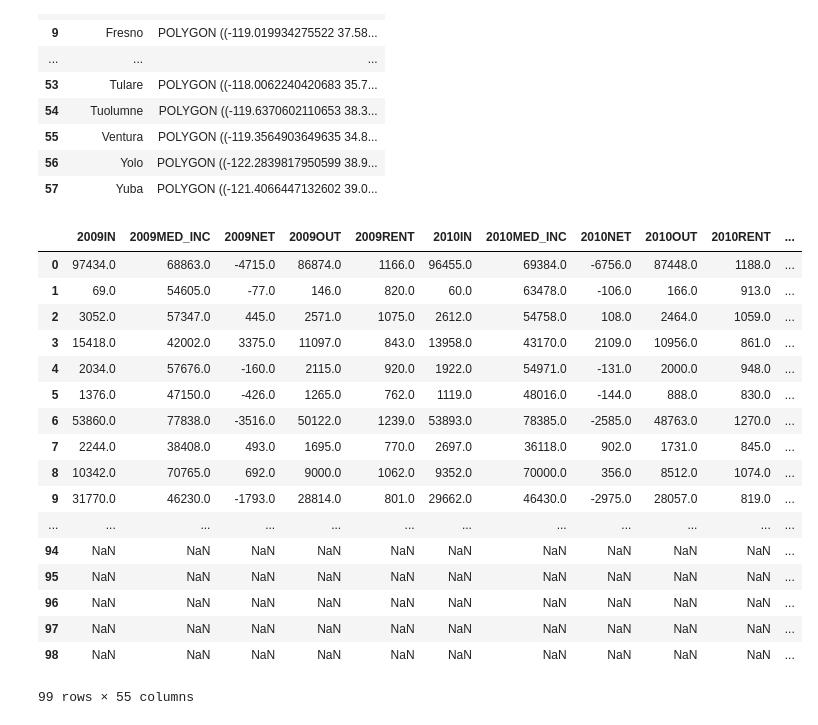
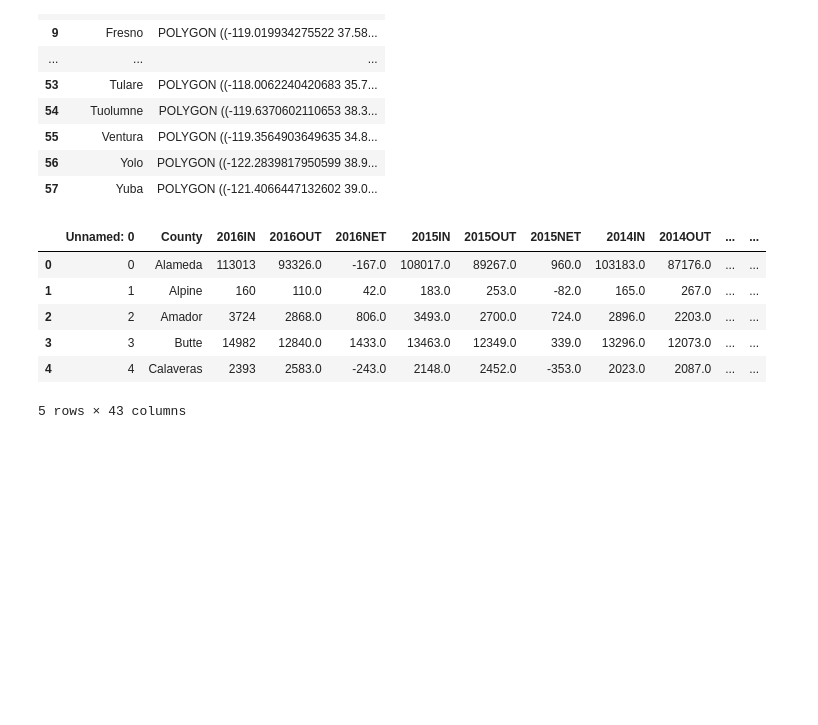
Before and after one commit to Senkichi/ACS, a Jupyter notebook: python/LoadCsvToMongo.ipynb, the cells around one changed output. Saved outputs shown, nothing was run; the diff lists cells and outputs as text; code cells hidden in the pictures; blank space fills up the shorter version.

Commit message:
finally

```diff
--- a/python/LoadCsvToMongo.ipynb
+++ b/python/LoadCsvToMongo.ipynb
@@ -121,24 +123,19 @@ county_nomulti
 | 57 | Yuba | POLYGON ((-121.4066447132602 39.0... |
 # %%
 test = pd.DataFrame(list(db.census_by_county.find()))
+# %%
+test = pd.read_csv('../static/data/census_final.csv')
+# %%
+test['County'] = test['County'].str.replace(r' County.*', '')
+# %%
+test['County'] = test['County'].str.replace(r',*', '')
 # %%
-test
+test.head()
 # %% [output]
-|  | 2009IN | 2009MED_INC | 2009NET | 2009OUT | 2009RENT | 2010IN | 2010MED_INC | 2010NET | 2010OUT | 2010RENT | ... |
-| 0 | 97434.0 | 68863.0 | -4715.0 | 86874.0 | 1166.0 | 96455.0 | 69384.0 | -6756.0 | 87448.0 | 1188.0 | ... |
-| 1 | 69.0 | 54605.0 | -77.0 | 146.0 | 820.0 | 60.0 | 63478.0 | -106.0 | 166.0 | 913.0 | ... |
-| 2 | 3052.0 | 57347.0 | 445.0 | 2571.0 | 1075.0 | 2612.0 | 54758.0 | 108.0 | 2464.0 | 1059.0 | ... |
-| 3 | 15418.0 | 42002.0 | 3375.0 | 11097.0 | 843.0 | 13958.0 | 43170.0 | 2109.0 | 10956.0 | 861.0 | ... |
-| 4 | 2034.0 | 57676.0 | -160.0 | 2115.0 | 920.0 | 1922.0 | 54971.0 | -131.0 | 2000.0 | 948.0 | ... |
-| 5 | 1376.0 | 47150.0 | -426.0 | 1265.0 | 762.0 | 1119.0 | 48016.0 | -144.0 | 888.0 | 830.0 | ... |
-| 6 | 53860.0 | 77838.0 | -3516.0 | 50122.0 | 1239.0 | 53893.0 | 78385.0 | -2585.0 | 48763.0 | 1270.0 | ... |
-| 7 | 2244.0 | 38408.0 | 493.0 | 1695.0 | 770.0 | 2697.0 | 36118.0 | 902.0 | 1731.0 | 845.0 | ... |
-| 8 | 10342.0 | 70765.0 | 692.0 | 9000.0 | 1062.0 | 9352.0 | 70000.0 | 356.0 | 8512.0 | 1074.0 | ... |
-| 9 | 31770.0 | 46230.0 | -1793.0 | 28814.0 | 801.0 | 29662.0 | 46430.0 | -2975.0 | 28057.0 | 819.0 | ... |
-| ... | ... | ... | ... | ... | ... | ... | ... | ... | ... | ... | ... |
-| 94 | NaN | NaN | NaN | NaN | NaN | NaN | NaN | NaN | NaN | NaN | ... |
-| 95 | NaN | NaN | NaN | NaN | NaN | NaN | NaN | NaN | NaN | NaN | ... |
-| 96 | NaN | NaN | NaN | NaN | NaN | NaN | NaN | NaN | NaN | NaN | ... |
-| 97 | NaN | NaN | NaN | NaN | NaN | NaN | NaN | NaN | NaN | NaN | ... |
-| 98 | NaN | NaN | NaN | NaN | NaN | NaN | NaN | NaN | NaN | NaN | ... |
+|  | Unnamed: 0 | County | 2016IN | 2016OUT | 2016NET | 2015IN | 2015OUT | 2015NET | 2014IN | 2014OUT | ... | ... |
+| 0 | 0 | Alameda | 113013 | 93326.0 | -167.0 | 108017.0 | 89267.0 | 960.0 | 103183.0 | 87176.0 | ... | ... |
+| 1 | 1 | Alpine | 160 | 110.0 | 42.0 | 183.0 | 253.0 | -82.0 | 165.0 | 267.0 | ... | ... |
+| 2 | 2 | Amador | 3724 | 2868.0 | 806.0 | 3493.0 | 2700.0 | 724.0 | 2896.0 | 2203.0 | ... | ... |
+| 3 | 3 | Butte | 14982 | 12840.0 | 1433.0 | 13463.0 | 12349.0 | 339.0 | 13296.0 | 12073.0 | ... | ... |
+| 4 | 4 | Calaveras | 2393 | 2583.0 | -243.0 | 2148.0 | 2452.0 | -353.0 | 2023.0 | 2087.0 | ... | ... |
-99 rows × 55 columns
+5 rows × 43 columns
```
Also changed, not shown: parts of 16 cells of this notebook, 4 other files.
